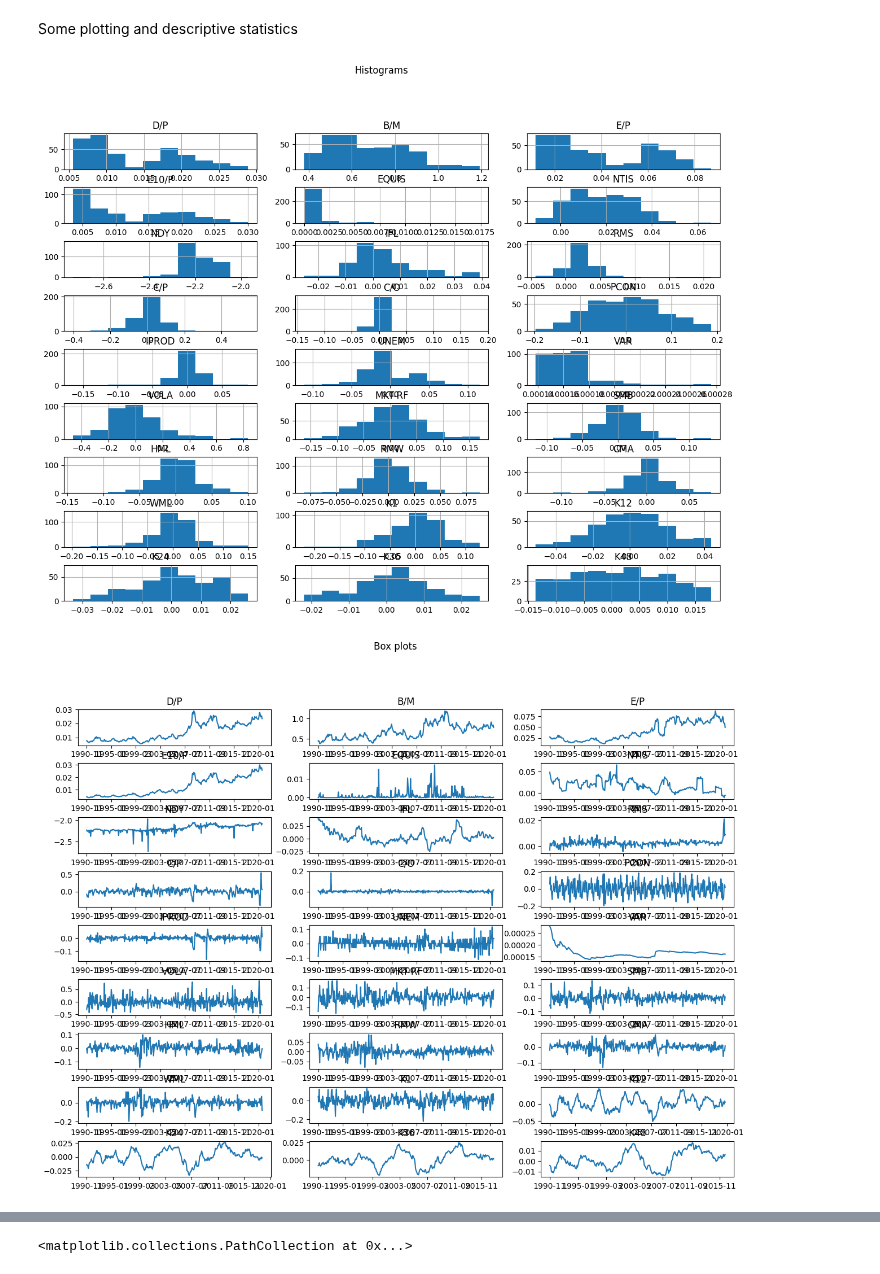
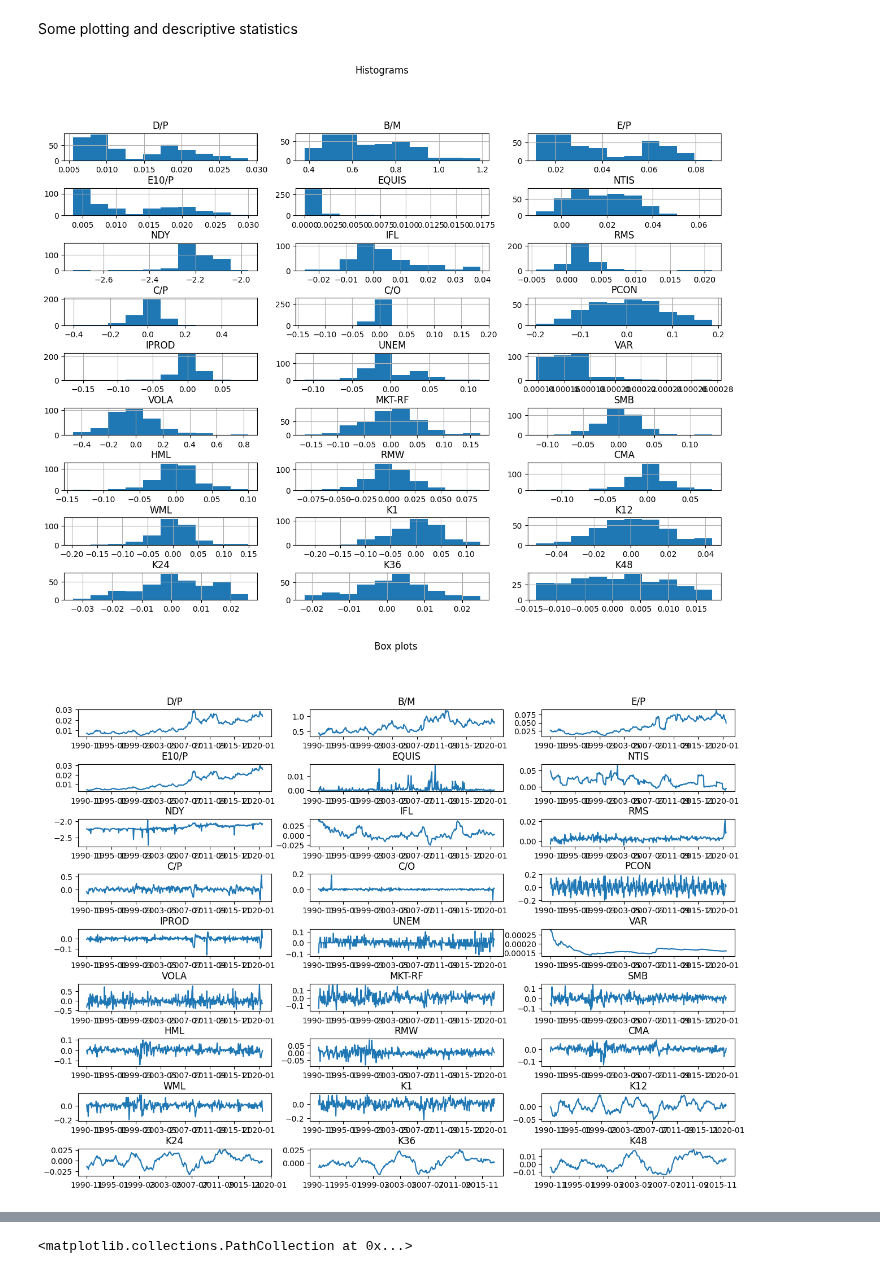
Before and after one commit to jessekeranen/seminar, a Jupyter notebook: jupyter.ipynb, the cells around one changed output, grey strips where cells are left out. Saved outputs shown, nothing was run; the diff lists cells and outputs as text; code cells hidden in the pictures.

Commit message:
Better plots

```diff
--- a/jupyter.ipynb
+++ b/jupyter.ipynb
@@ -231,21 +231,21 @@ finalIndexMonthly
 Some plotting and descriptive statistics
 # %%
 plt.figure(figsize=(15, 12))
-plt.subplots_adjust(hspace=0.5)
+plt.subplots_adjust(hspace=1)
 plt.suptitle("Histograms")
 
 for i, col in enumerate(finalIndexMonthly.columns):
     ax = plt.subplot(10, 3, i + 1)
 
     finalIndexMonthly[col].hist(ax=ax)
 
     ax.set_title(col.upper())
     ax.set_xlabel("")
 # %% [output]
-[figure, old version]
+[figure, new version]
 # %%
 plt.figure(figsize=(15, 12))
-plt.subplots_adjust(hspace=0.5)
+plt.subplots_adjust(hspace=1)
 plt.suptitle("Box plots")
 
 for i, col in enumerate(finalIndexMonthly.columns):
@@ -256,6 +256,6 @@ for i, col in enumerate(finalIndexMonthly.columns):
     ax.set_title(col.upper())
     ax.set_xlabel("")
 # %% [output]
-[figure, old version]
+[figure, new version]
 # %%
 plt.figure(figsize=(15, 12))
```
Also changed, not shown: parts of 3 cells of this notebook.
